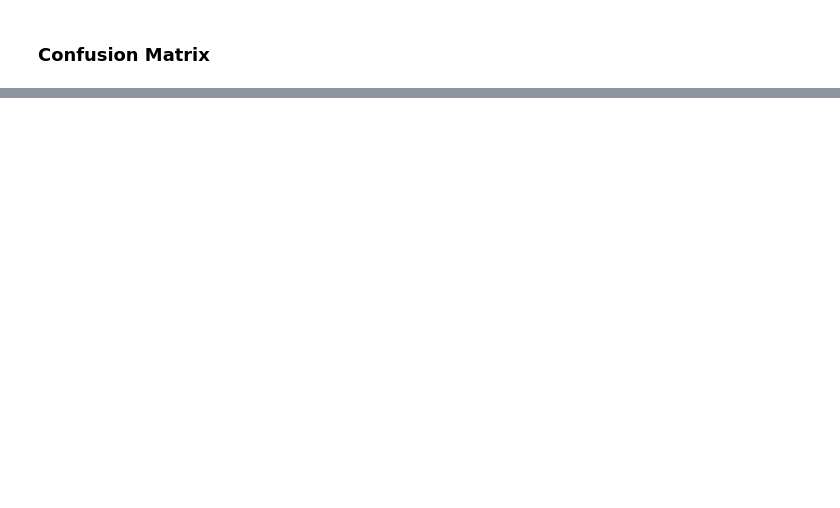
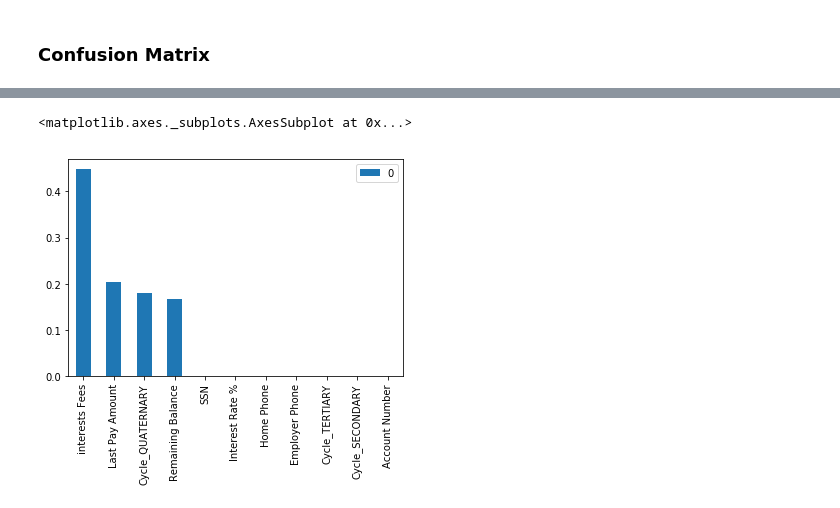
Before and after one commit to myingling0603/Debt-Portfolio-Capstone, a Jupyter notebook: Build Model.ipynb, the cells around one changed output, grey strips where cells are left out. Drawn from its saved outputs; the diff is of its cells as text; code cells hidden in the pictures; blank space fills up the shorter version.

```diff
--- a/Build Model.ipynb
+++ b/Build Model.ipynb
@@ -189,0 +144,18 @@ Logreg predicted probabilities: [[0.84368009 0.15631991]
+# %%
+# criterion: splitting decision function, can be 'gini' or 'entropy'
+# max_depth: the maximum number of hierarchical decision nodes(how "deep" the tree is
+# built)
+
+classifier = DecisionTreeClassifier(criterion='gini',
+                                    max_depth=None)
+
+classifier.fit(X, y)
+
+Y_pred = classifier.predict(X)
+
+# decision trees can give us feature importances. the higher the number the more important
+# the predictor was to deciding splits at nodes.
+# "The importance of a feature is computed as the (normalized) total reduction of the
+# criterion brought by that feature."
+#
+feature_importances = classifier.feature_importances_
@@ -189,0 +176,8 @@ Logreg predicted probabilities: [[0.84368009 0.15631991]
+# %%
+importances = list(zip(classifier.feature_importances_, X.columns))
+importances.sort(reverse=True)
+
+pd.DataFrame(importances, index=[x for (_,x) in importances]).plot(kind = 'bar')
+# %% [output]
+<matplotlib.axes._subplots.AxesSubplot at 0x...>
+[figure, added]
```
Also changed, not shown: parts of 24 cells of this notebook, 1 other file.
